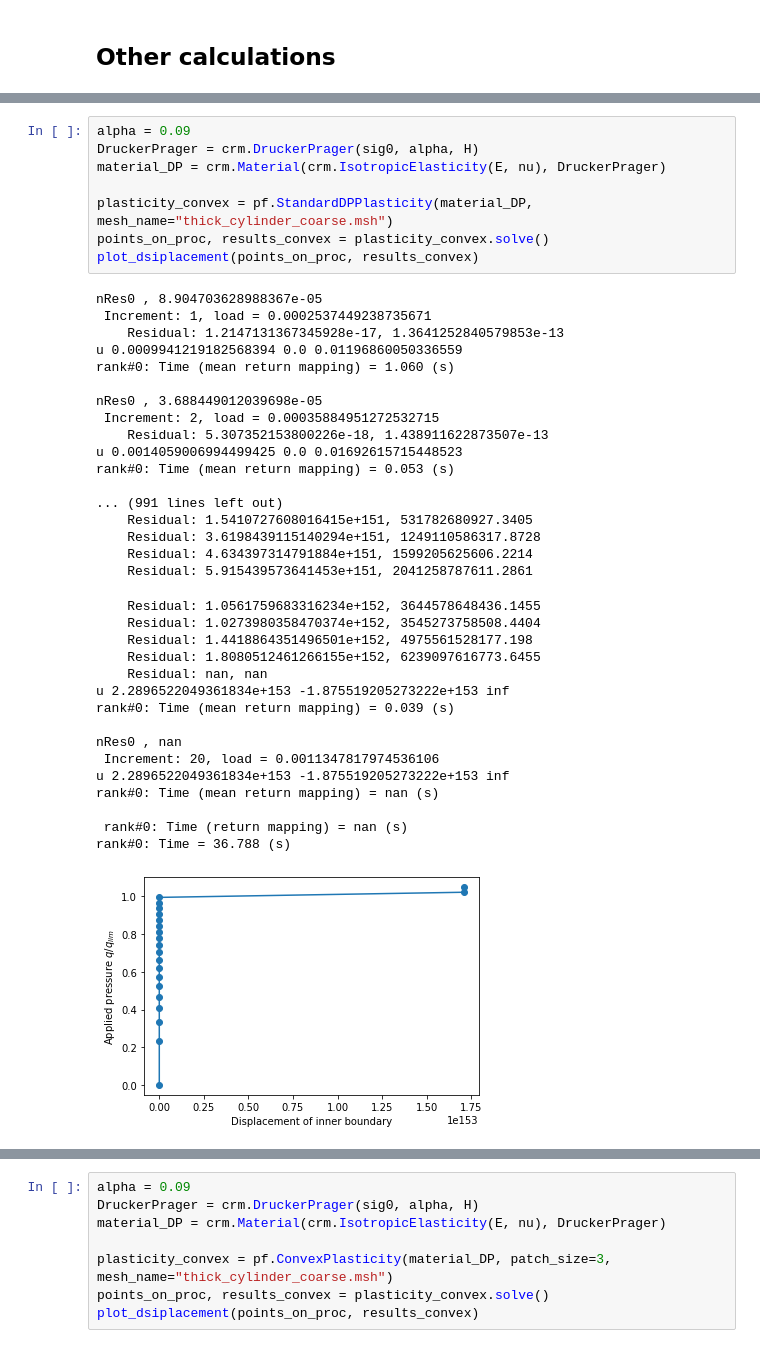
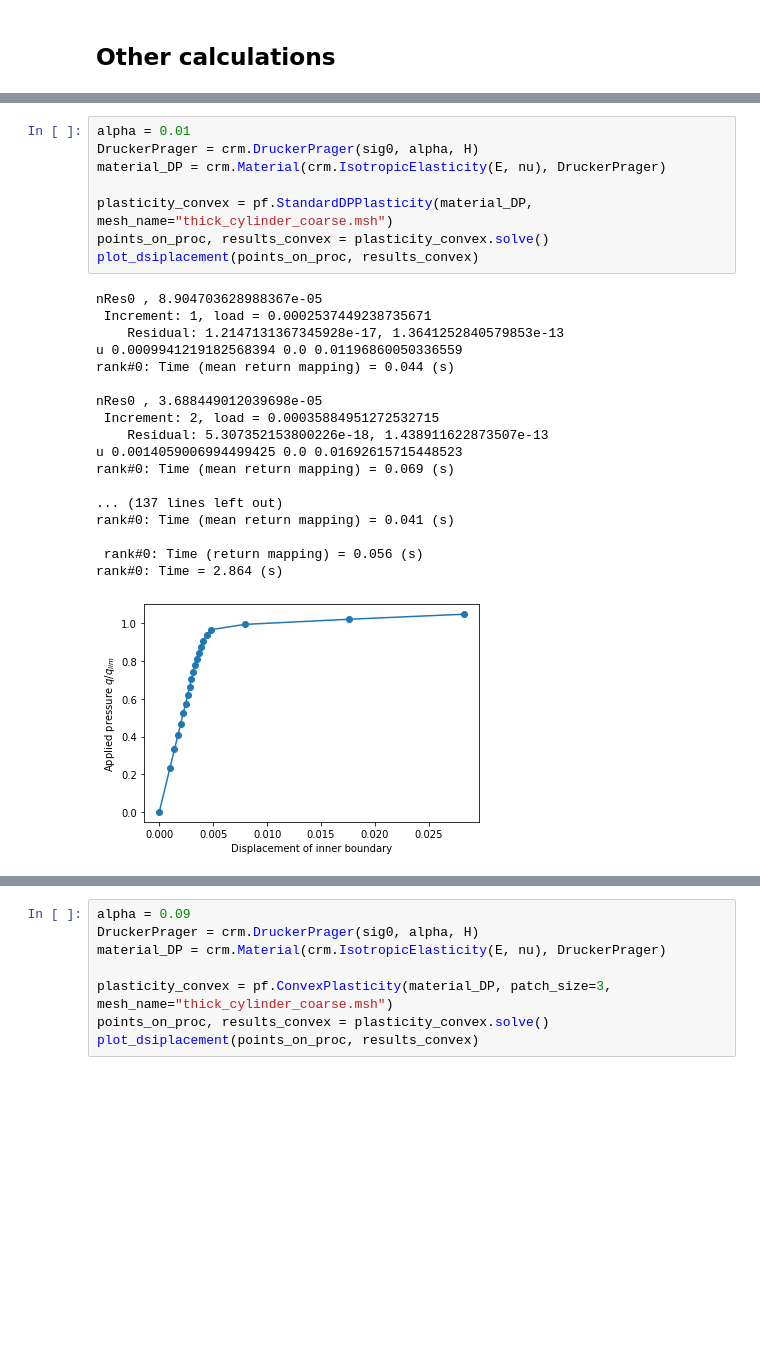
Before and after one commit to a-latyshev/convex-plasticity, a Jupyter notebook: optimisation/plasticity_analysis.ipynb, the cells around one changed output, grey strips where cells are left out. Saved outputs shown, nothing was run; the diff lists cells and outputs as text; blank space fills up the shorter version.

```diff
--- a/optimisation/plasticity_analysis.ipynb
+++ b/optimisation/plasticity_analysis.ipynb
@@ -187,43 +323,28 @@ Text(0.5, 0.98, 'Convex plasticity - Drucker-Prager')
 # %%
-alpha = 0.09
+alpha = 0.01
 DruckerPrager = crm.DruckerPrager(sig0, alpha, H)
 material_DP = crm.Material(crm.IsotropicElasticity(E, nu), DruckerPrager)
 
 plasticity_convex = pf.StandardDPPlasticity(material_DP, mesh_name="thick_cylinder_coarse.msh")
 points_on_proc, results_convex = plasticity_convex.solve()
 plot_dsiplacement(points_on_proc, results_convex)
 # %% [output]
 nRes0 , 8.904703628988367e-05
  Increment: 1, load = 0.0002537449238735671
     Residual: 1.2147131367345928e-17, 1.3641252840579853e-13
 u 0.0009941219182568394 0.0 0.01196860050336559
-rank#0: Time (mean return mapping) = 1.060 (s)
+rank#0: Time (mean return mapping) = 0.044 (s)
 
 nRes0 , 3.688449012039698e-05
  Increment: 2, load = 0.00035884951272532715
     Residual: 5.307352153800226e-18, 1.438911622873507e-13
 u 0.0014059006994499425 0.0 0.01692615715448523
-rank#0: Time (mean return mapping) = 0.053 (s)
+rank#0: Time (mean return mapping) = 0.069 (s)
 
-... (991 lines left out)
-    Residual: 1.5410727608016415e+151, 531782680927.3405
-    Residual: 3.6198439115140294e+151, 1249110586317.8728
-    Residual: 4.634397314791884e+151, 1599205625606.2214
-    Residual: 5.915439573641453e+151, 2041258787611.2861
+... (137 lines left out)
+rank#0: Time (mean return mapping) = 0.041 (s)
+
+ rank#0: Time (return mapping) = 0.056 (s)
+rank#0: Time = 2.864 (s)
-    Residual: 1.0561759683316234e+152, 3644578648436.1455
-    Residual: 1.0273980358470374e+152, 3545273758508.4404
-    Residual: 1.4418864351496501e+152, 4975561528177.198
-    Residual: 1.8080512461266155e+152, 6239097616773.6455
-    Residual: nan, nan
-u 2.2896522049361834e+153 -1.875519205273222e+153 inf
-rank#0: Time (mean return mapping) = 0.039 (s)
-
-nRes0 , nan
- Increment: 20, load = 0.0011347817974536106
-u 2.2896522049361834e+153 -1.875519205273222e+153 inf
-rank#0: Time (mean return mapping) = nan (s)
-
- rank#0: Time (return mapping) = nan (s)
-rank#0: Time = 36.788 (s)
-[figure, old version]
+[figure, new version]
 # %%
```
Also changed, not shown: parts of 21 cells of this notebook, 6 other files.
